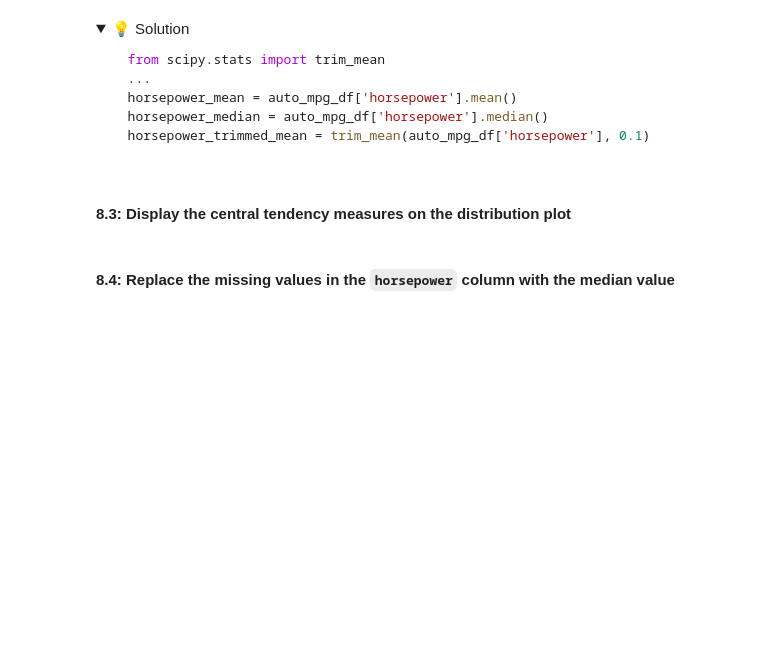
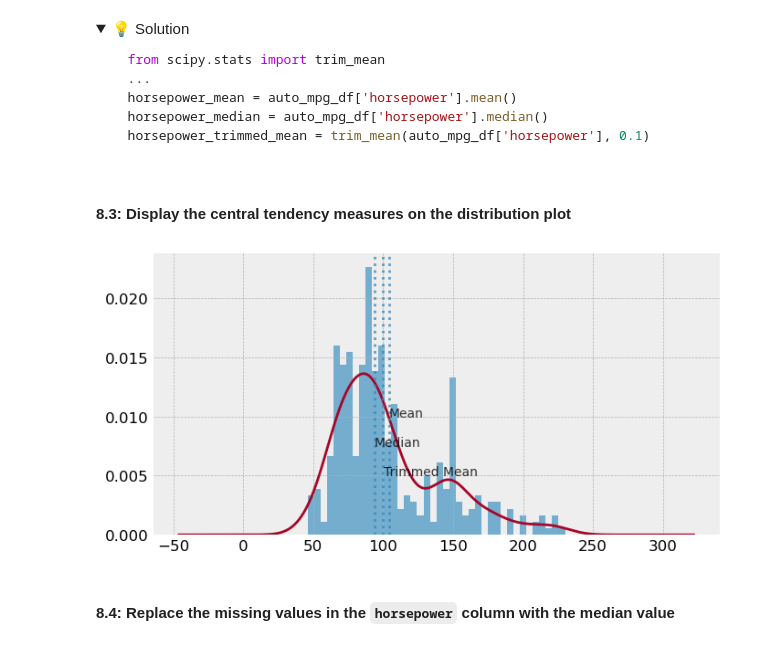
Before and after one commit to IT4063-Spring2025/exploratory-data-analysis-JMcw513, a Jupyter notebook: notebook.ipynb, the cells around one changed output. Saved outputs shown, nothing was run; the diff lists cells and outputs as text; code cells hidden in the pictures; folded sections open; blank space fills up the shorter version.

```diff
--- a/notebook.ipynb
+++ b/notebook.ipynb
@@ -518,6 +538,10 @@ Plot a 40-bins histogram of the values in the `horsepower` column.
   - The `median()` method can be used to calculate the median of a column.
   - You'll need to use the scipy library to calculate the trimmed mean.
 </details>
+# %%
+mean = auto_mpg_df['horsepower'].mean()
+median = auto_mpg_df['horsepower'].median()
+trimmed_mean = trim_mean(auto_mpg_df['horsepower'], 0.1)
 # %% [markdown]
 <details>
   <summary>💡 Solution</summary>
@@ -535,24 +559,26 @@ Plot a 40-bins histogram of the values in the `horsepower` column.
 # %%
 fig, ax = plt.subplots(figsize = (8,4))
 
 auto_mpg_df['horsepower'].plot(kind="hist", density= True, bins=40, alpha = 0.65)
 auto_mpg_df['horsepower'].plot(kind="kde")
 
-ax.axvline(horsepower_mean, alpha = 0.8, linestyle = ":")
-ax.axvline(horsepower_median, alpha = 0.8, linestyle = ":")
-ax.axvline(horsepower_trimmed_mean, alpha = 0.8, linestyle = ":")
+ax.axvline(mean, alpha = 0.8, linestyle = ":")
+ax.axvline(median, alpha = 0.8, linestyle = ":")
+ax.axvline(trimmed_mean, alpha = 0.8, linestyle = ":")
 
 # ax.set_yticklabels([])
 ax.set_ylabel("")
 
-ax.text(horsepower_mean-.1, .01, "Mean", size = 10, alpha = 0.8)
-ax.text(horsepower_median-.4, .0075, "Median", size = 10, alpha = 0.8)
-ax.text(horsepower_trimmed_mean+.4, .0050, "Trimmed Mean", size = 10, alpha = 0.8)
+ax.text(mean-.1, .01, "Mean", size = 10, alpha = 0.8)
+ax.text(median-.4, .0075, "Median", size = 10, alpha = 0.8)
+ax.text(trimmed_mean+.4, .0050, "Trimmed Mean", size = 10, alpha = 0.8)
 
 ax.tick_params(left = False, bottom = False)
 for ax, spine in ax.spines.items():
     spine.set_visible(False)
 
 plt.show()
+# %% [output]
+[figure, added]
 # %% [markdown]
 #### 8.4: Replace the missing values in the `horsepower` column with the median value
```
Also changed, not shown: parts of 17 cells of this notebook.
